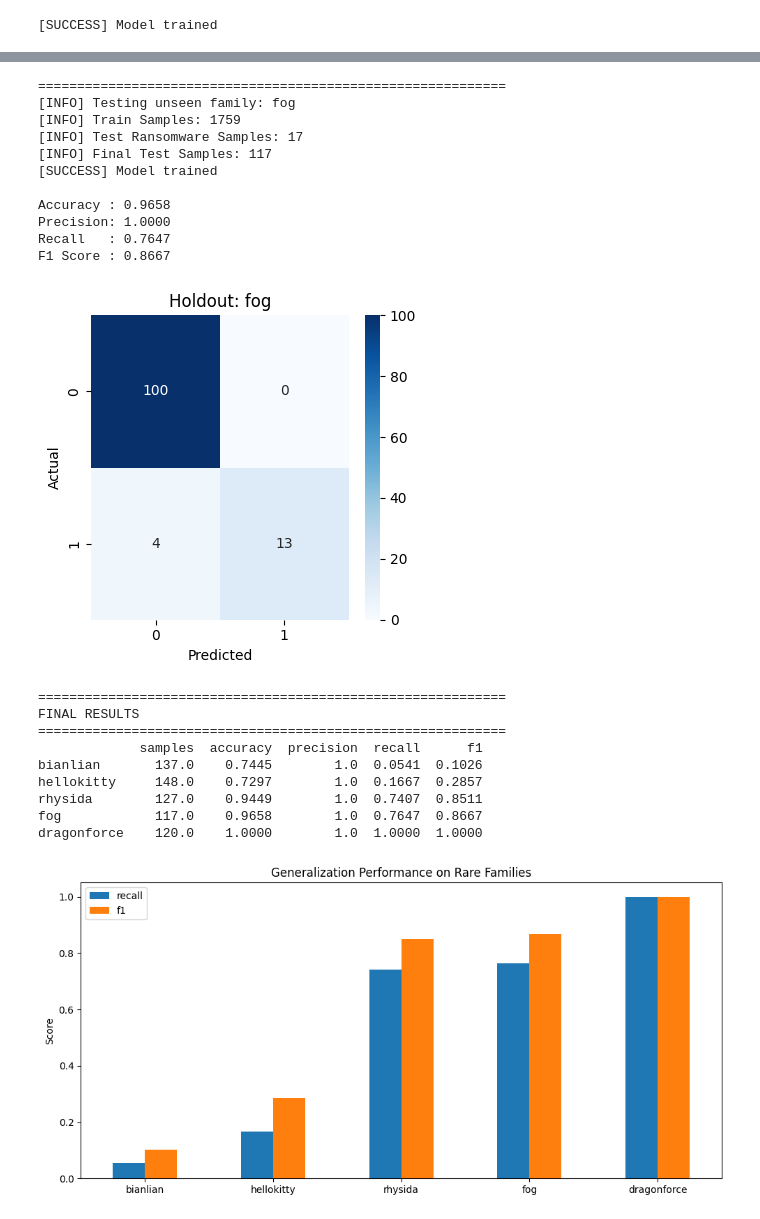
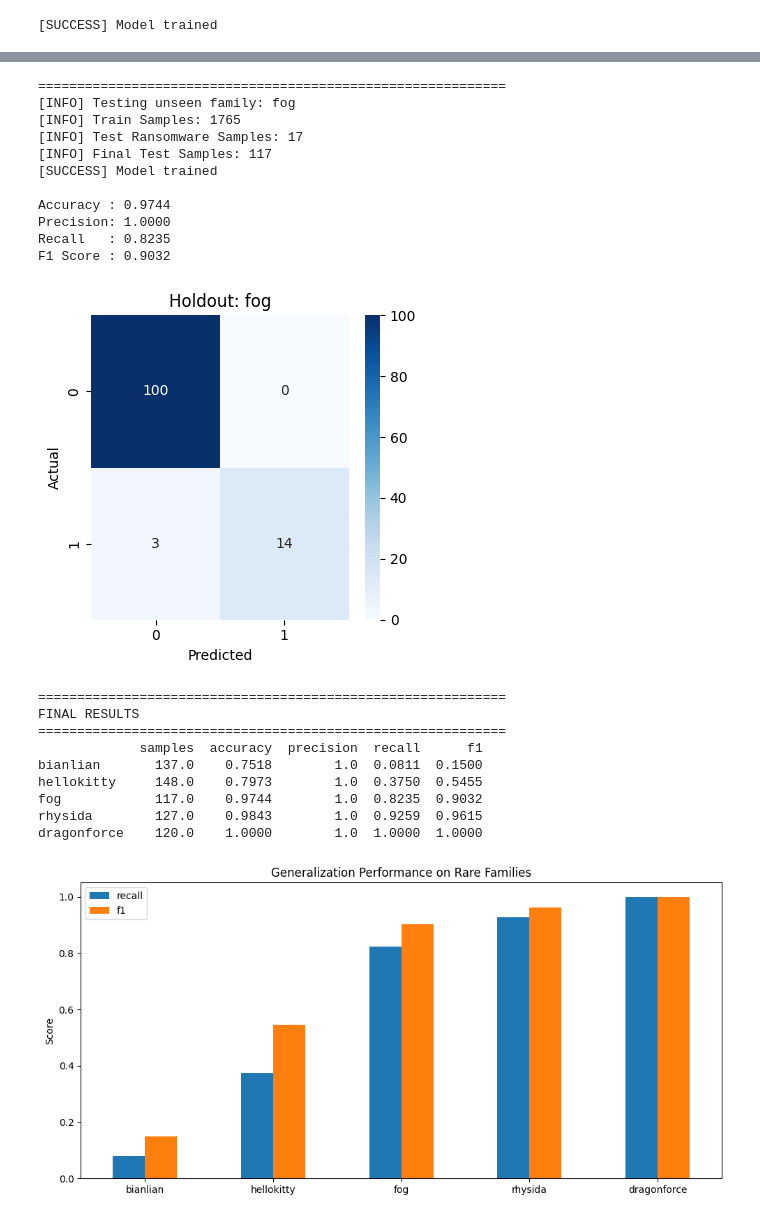
Before and after one commit to Al-hakem/ransomware-detection-system, a Jupyter notebook: notebooks/Generalization_Experiments.ipynb.ipynb, the cells around one changed output, grey strips where cells are left out. Drawn from its saved outputs; the diff is of its cells as text; code cells hidden in the pictures.

```diff
--- a/notebooks/Generalization_Experiments.ipynb.ipynb
+++ b/notebooks/Generalization_Experiments.ipynb.ipynb
@@ -27,7 +27,7 @@ from sklearn.metrics import (
 # Load extracted PE features dataset
 # ============================================
 
-df = pd.read_csv("../data/pe_features(New).csv")
+df = pd.read_csv("../data/pe_features(New_v2).csv")
 
 print(df.shape)
 
@@ -437,7 +438,7 @@ import matplotlib.pyplot as plt
 # Load Dataset
 # ============================================
 
-df = pd.read_csv("../data/pe_features(Combined).csv")
+df = pd.read_csv("../data/pe_features(Combined_v2).csv")
 
 print("[INFO] Dataset Shape:", df.shape)
 
@@ -767,34 +768,34 @@ F1 Score : 0.8511
 [INFO] Test Ransomware Samples: 20
 [INFO] Final Test Samples: 120
 [SUCCESS] Model trained
 
 Accuracy : 1.0000
 Precision: 1.0000
 Recall   : 1.0000
 F1 Score : 1.0000
 [figure]
 ============================================================
 [INFO] Testing unseen family: fog
-[INFO] Train Samples: 1759
+[INFO] Train Samples: 1765
 [INFO] Test Ransomware Samples: 17
 [INFO] Final Test Samples: 117
 [SUCCESS] Model trained
 
-Accuracy : 0.9658
+Accuracy : 0.9744
 Precision: 1.0000
-Recall   : 0.7647
-F1 Score : 0.8667
+Recall   : 0.8235
+F1 Score : 0.9032
 [figure]
 ============================================================
 FINAL RESULTS
 ============================================================
              samples  accuracy  precision  recall      f1
-bianlian       137.0    0.7445        1.0  0.0541  0.1026
-hellokitty     148.0    0.7297        1.0  0.1667  0.2857
-rhysida        127.0    0.9449        1.0  0.7407  0.8511
-fog            117.0    0.9658        1.0  0.7647  0.8667
+bianlian       137.0    0.7518        1.0  0.0811  0.1500
+hellokitty     148.0    0.7973        1.0  0.3750  0.5455
+fog            117.0    0.9744        1.0  0.8235  0.9032
+rhysida        127.0    0.9843        1.0  0.9259  0.9615
 dragonforce    120.0    1.0000        1.0  1.0000  1.0000
-[figure, old version]
+[figure, new version]
 # %%
 # dragonforce: Accuracy=1.0, Precision=1.0, Recall=1.0
 # Perfect score on unseen family = very suspicious.
```
Also changed, not shown: parts of 20 cells of this notebook, 10 other files.
